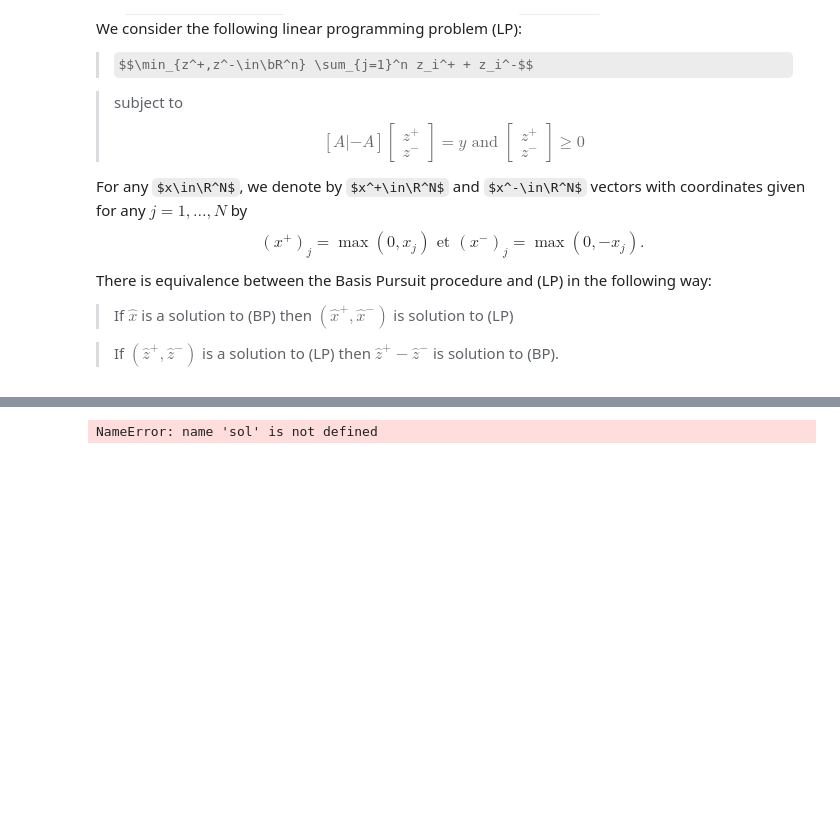
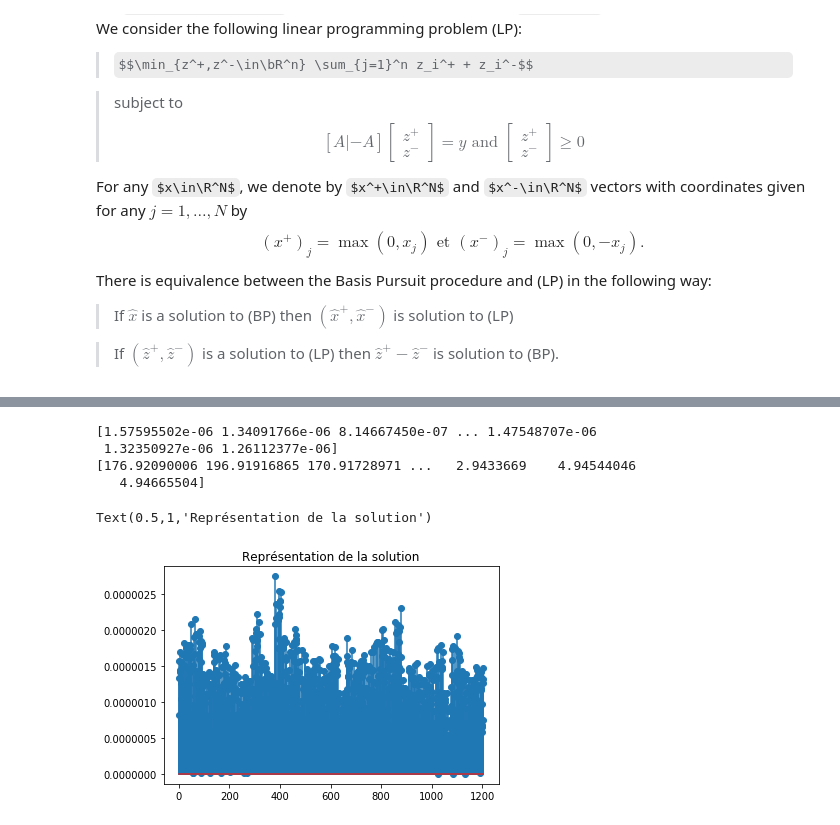
Before and after one commit to BoucheDimitri/FaceRecognition, a Jupyter notebook: FaceRecognition.ipynb, the cells around one changed output, grey strips where cells are left out. Drawn from its saved outputs; the diff is of its cells as text; code cells hidden in the pictures; some formulas as TeX source; blank space fills up the shorter version.

Commit message:
ALM coded but results not satisfatory (error term too big)

```diff
--- a/FaceRecognition.ipynb
+++ b/FaceRecognition.ipynb
@@ -255,0 +252,28 @@ MemoryError:
+# %%
+#Augmented Lagrange Muliplier
+#Define some functions
+def shrink(x,lamb):
+    n=len(x)
+    s=np.zeros(n)
+    for i in range(n):
+        if x[i]>lamb:
+            s[i]=x[i]-lamb
+        elif x[i]<-lamb:
+            s[i]=x[i]+lamb
+        else:
+            s[i]=0
+    return s
+
+def norm1(x):
+    return np.linalg.norm(x,1)
+# %%
+#see http://www.numerical.rl.ac.uk/people/nimg/oupartc/lectures/parts/part5.2.pdf for suggestions for mu
+c=c_new=np.zeros(N)
+e_new=y
+e=nu=nu_new=np.zeros(m)
+mu=1
+eps1=0.001
+eps2=0.001
+# %%
+#take a bit of time
+gamma=max(np.linalg.eigvals(At.dot(A)))
@@ -256,6 +337,18 @@ MemoryError:
+# %%
+#output
+c_star=c_new
+e_star=e_new
+print(c_star)
+print(e_star)
+# %% [output]
+[1.57595502e-06 1.34091766e-06 8.14667450e-07 ... 1.47548707e-06
+ 1.32350927e-06 1.26112377e-06]
+[176.92090006 196.91916865 170.91728971 ...   2.9433669    4.94544046
+   4.94665504]
 # %%
-plt.stem(sol)
+plt.stem(c_star)
 titre = 'Représentation de la solution'
 plt.title(titre)
 # %% [output]
-NameError: name 'sol' is not defined
+Text(0.5,1,'Représentation de la solution')
+[figure, added]
```
Also changed, not shown: parts of 11 cells of this notebook.
